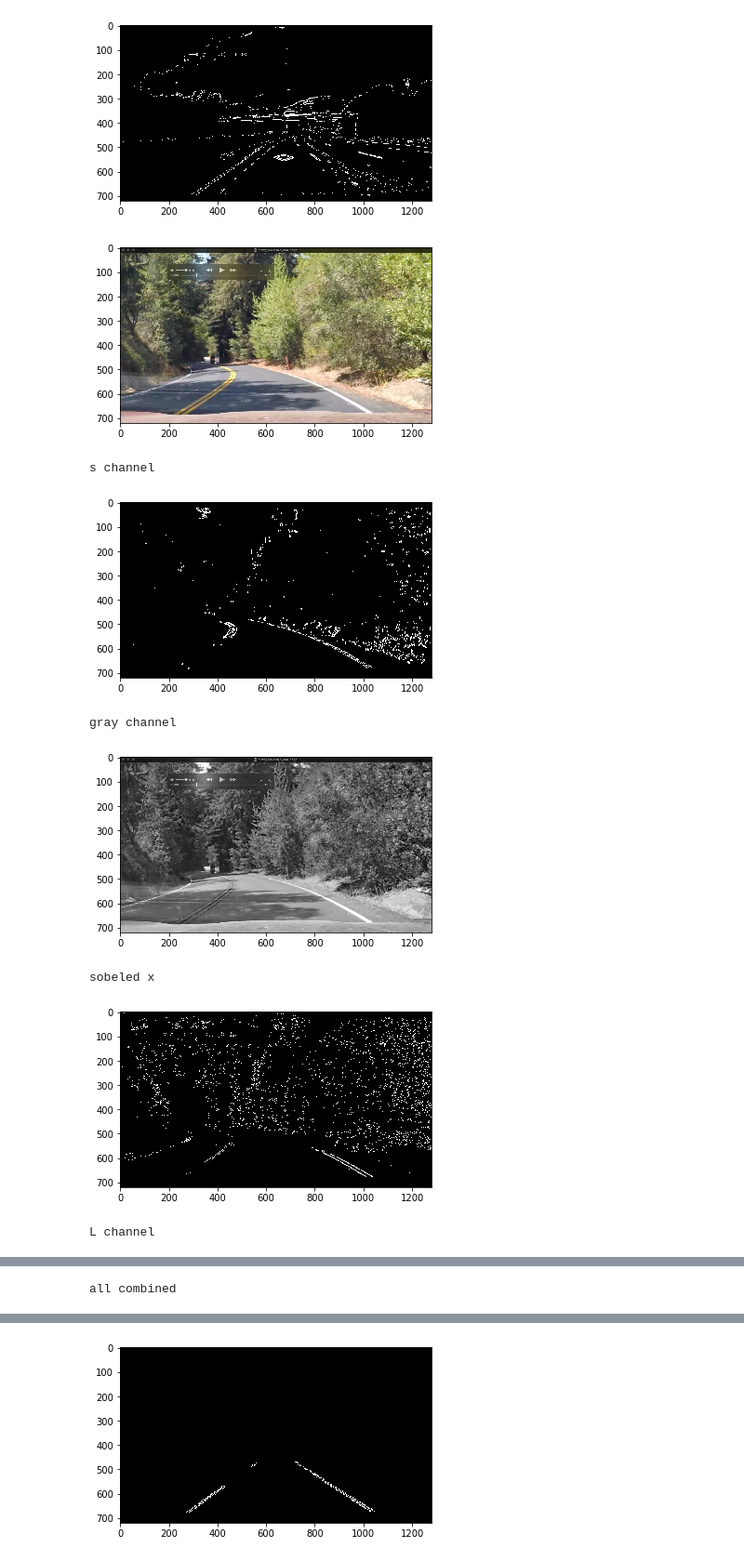
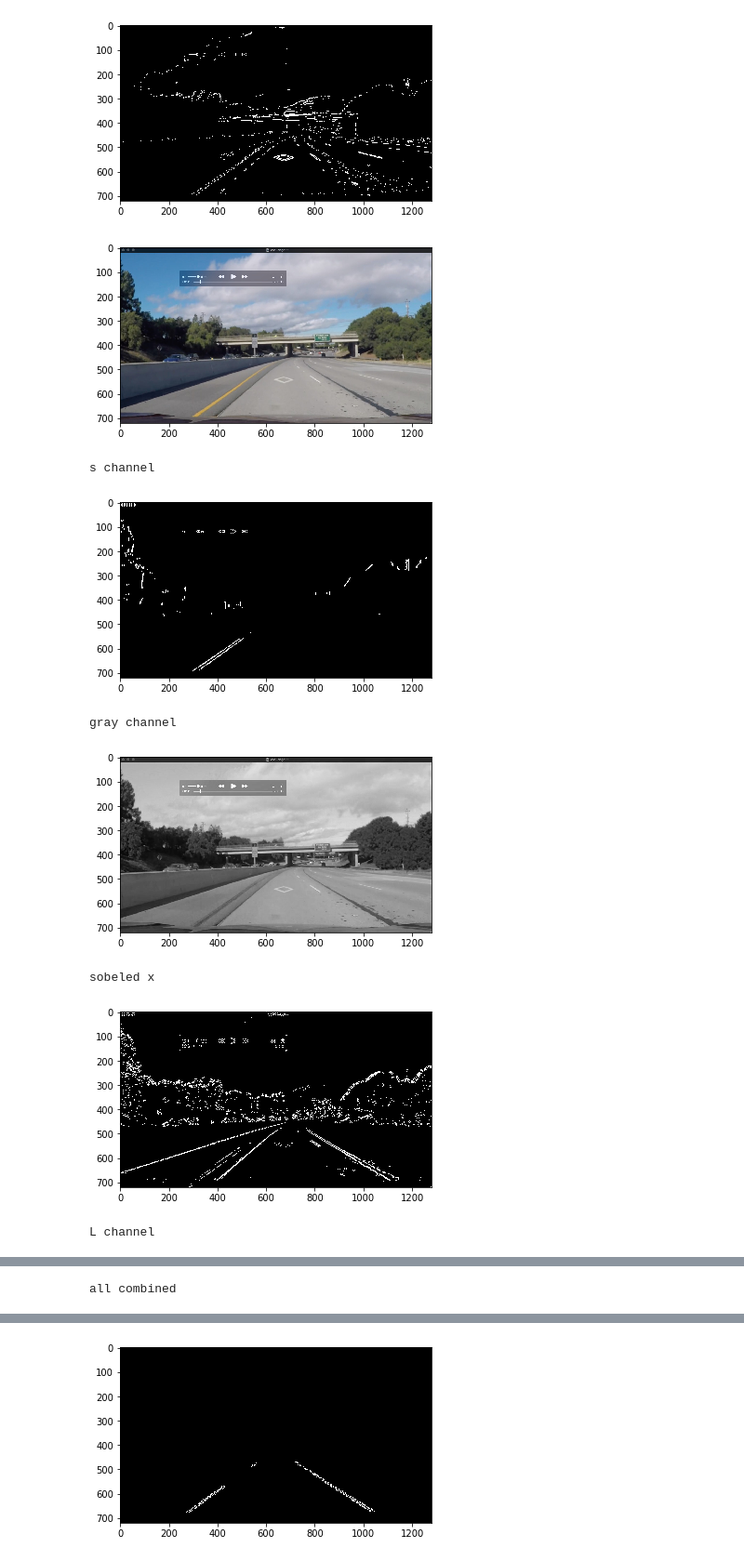
Before and after one commit to artxj/CarND-Advanced-Lane-Lines, a Jupyter notebook: lane_finder.ipynb, the cells around one changed output, grey strips where cells are left out. Shown at 93% size. Drawn from its saved outputs; the diff is of its cells as text; code cells hidden in the pictures.

```diff
--- a/lane_finder.ipynb
+++ b/lane_finder.ipynb
@@ -272,7 +272,6 @@ def warp_perspective(image, M, image_size):
     """
     return cv2.warpPerspective(image, M, image_size, flags=cv2.INTER_LINEAR)
 # %%
-
 
 def test_func(image, show_plot=False, show_only_final=False):
     if show_plot:
@@ -295,11 +294,11 @@ def test_func(image, show_plot=False, show_only_final=False):
         show_image(gray, cmap='gray')
     threshed_m = apply_magnitude_sobel(gray, kernel_size=3, thresh=(20, 100))
     # show_image(threshed_m, cmap='gray')
-    threshed_d = apply_direction_sobel(gray, kernel_size=25, thresh=(0.7, 1.3))
+    threshed_d = apply_direction_sobel(gray, kernel_size=25, thresh=(0.6, 1.4))
     # show_image(threshed_d, cmap='gray')
 
-    sobelx = apply_sobel_thresh(gray, orient='x', thresh=(40, 100), kernel_size=13)
-    sobely = apply_sobel_thresh(gray, orient='y', thresh=(40, 100), kernel_size=13)
+    sobelx = apply_sobel_thresh(gray, orient='x', thresh=(20, 100), kernel_size=13)
+    sobely = apply_sobel_thresh(gray, orient='y', thresh=(20, 100), kernel_size=13)
     sobel_a = np.zeros_like(l_channel)
     sobel_a[(sobelx == 1) & (sobely == 1)] = 1
     if show_plot:
@@ -326,7 +325,7 @@ def test_func(image, show_plot=False, show_only_final=False):
     v_binary_output[(vx_binary_output == 1) & (vy_binary_output == 1)] = 1
 
     s_l = np.zeros_like(l_binary_output)
-    s_l[((sobel_a == 1) & (l_binary_output == 1)) | (v_binary_output == 1)] = 1
+    s_l[((sobel_a == 1) & (threshed_d == 1) & (l_binary_output == 1)) | (v_binary_output == 1)] = 1
     if show_plot:
         print('all combined')
         show_image(s_l, cmap='gray')
@@ -372,37 +371,37 @@ def test_func3(image, show_plot=False, show_only_final=False):
     s_binary_output[(sx_binary_output == 1) & (sy_binary_output == 1)] = 1
 
     sobel = apply_magnitude_sobel(gray, kernel_size=15, thresh=(70, 255))
     sobel_d = apply_direction_sobel(gray, kernel_size=25, thresh=(0.1, 1.1))
     # show_image(sobel, cmap='gray')
 
     thresh = [135, 255]
     l_binary_output = np.zeros_like(l_channel)
     l_binary_output[(l_channel >= thresh[0]) & (l_channel <= thresh[1])] = 1
     # show_image(l_binary_output, cmap='gray')
 
     luv = cv2.cvtColor(image, cv2.COLOR_RGB2Luv)
     v_channel = luv[:, :, 2]
     vx_binary_output = apply_sobel_thresh(v_channel, orient='x', thresh=(20, 100), kernel_size=15)
     vy_binary_output = apply_sobel_thresh(v_channel, orient='y', thresh=(40, 100), kernel_size=15)
     v_binary_output = np.zeros_like(vx_binary_output)
     v_binary_output[(vx_binary_output == 1) & (vy_binary_output == 1)] = 1
 
     s_binary_output = np.zeros_like(sx_binary_output)
     s_binary_output[((sobel == 1) & (sobel_d == 1) & (l_binary_output == 1)) | (v_binary_output == 1)] = 1
 
     if show_only_final:
         show_image(s_binary_output, cmap='gray')
     return s_binary_output
 
 
-image = read_image('./test_images/hard12.jpg')
+image = read_image('./test_images/challenge1.jpg')
 test_func(image, show_plot=True)
 # %% [output]
-[figure, old version]
+[figure, new version]
 s channel
-[figure, old version]
+[figure, new version]
 gray channel
-[figure, old version]
+[figure, new version]
 sobeled x
-[figure, old version]
+[figure, new version]
 L channel
```
Also changed, not shown: parts of 13 cells of this notebook.
